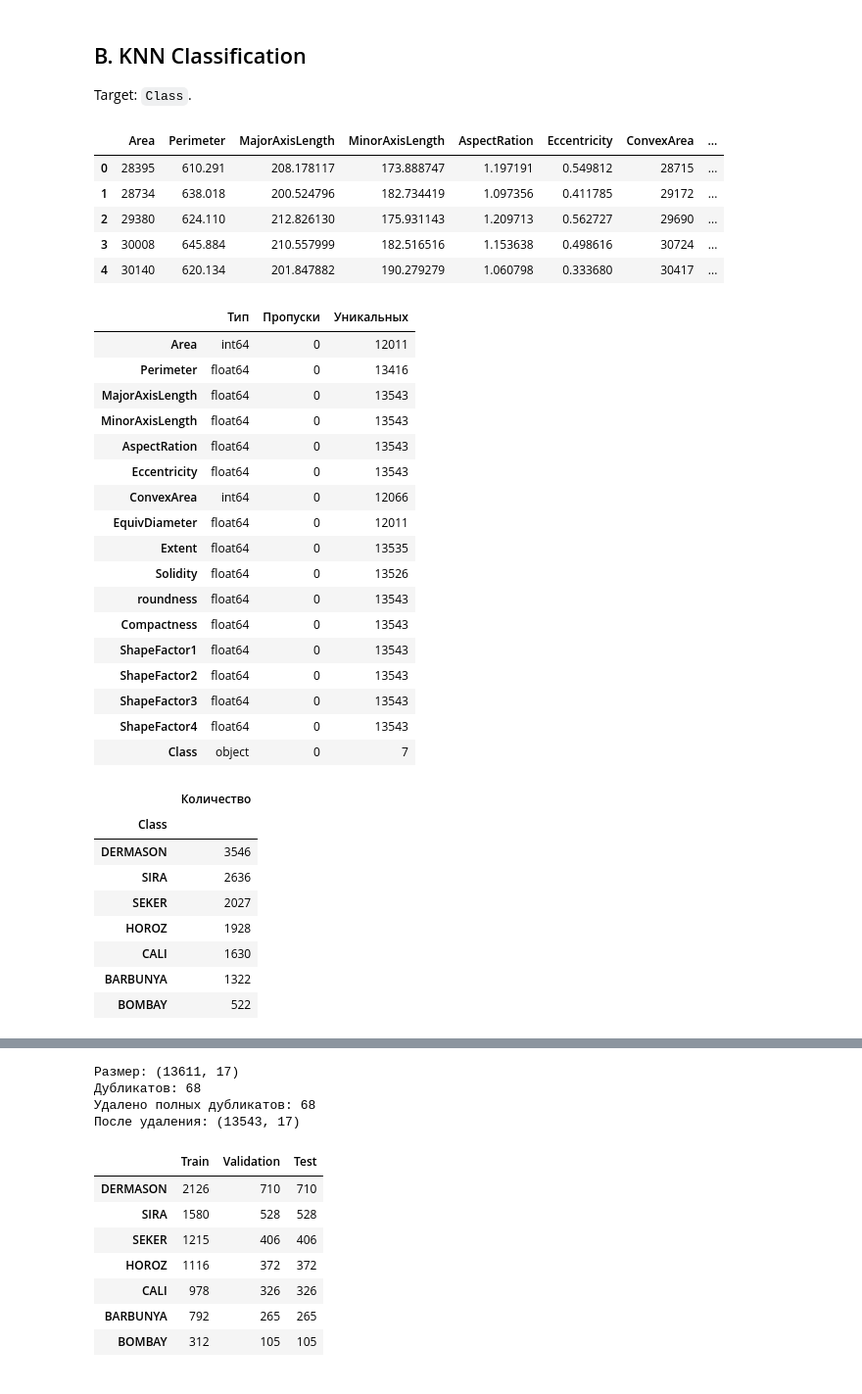
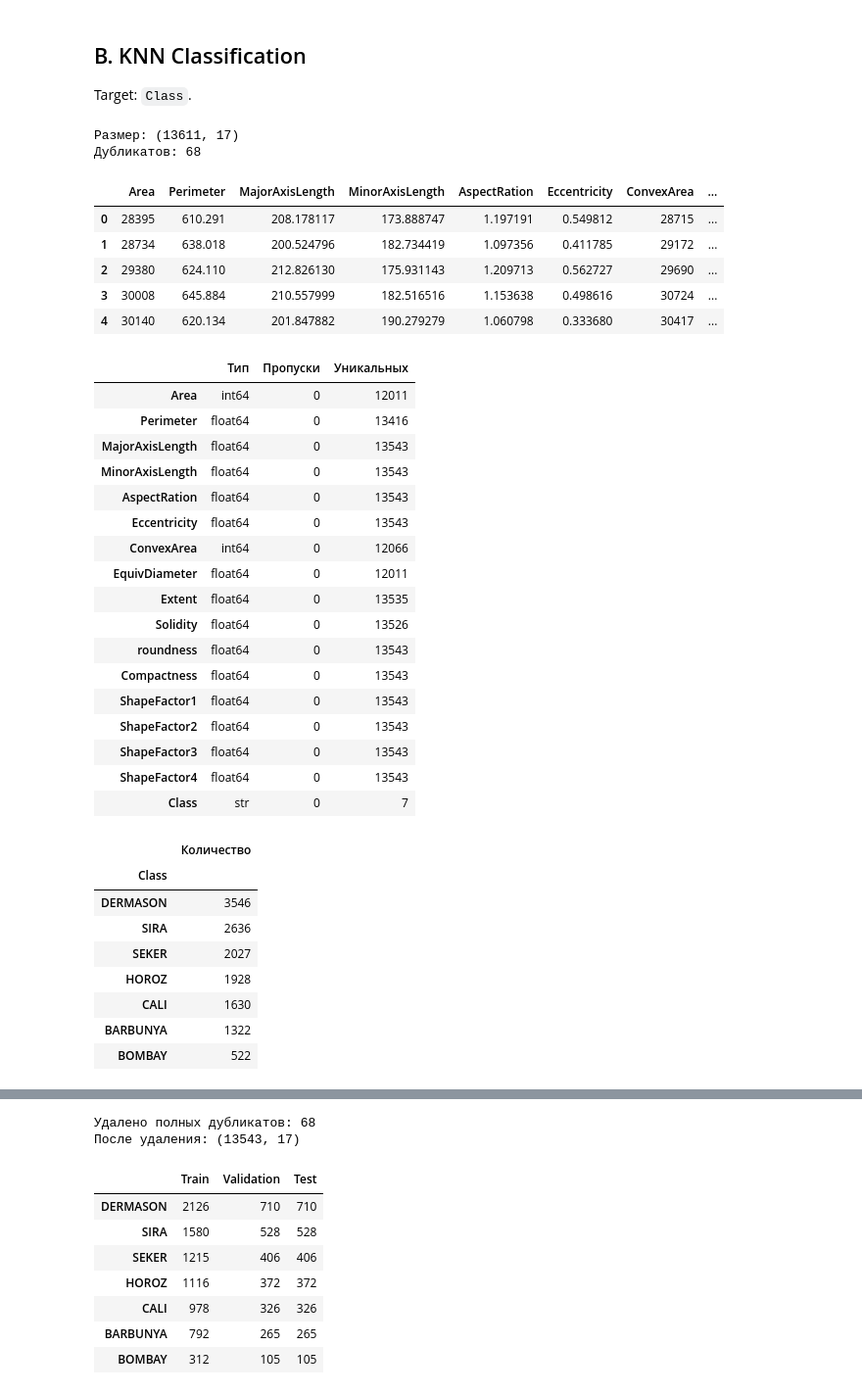
Before and after one commit to vodobryshkin/sai-labs, a Jupyter notebook: lab2.ipynb, the cells around one changed output, grey strips where cells are left out. Shown at 98% size. Saved outputs shown, nothing was run; the diff lists cells and outputs as text; code cells hidden in the pictures.

```diff
--- a/lab2.ipynb
+++ b/lab2.ipynb
@@ -805,39 +827,41 @@ print(f"Вывод: по validation выбран {logistic_winner}. "
 ## B. KNN Classification
 Target: `Class`.
 # %%
-bean_data = pd.read_excel(bean_path)
+bean_data = pd.read_excel(bean_path, engine="openpyxl")
 describe_data(bean_data, "Class")
 display(bean_data.drop(columns="Class").describe().round(3))
 
 bean_duplicate_count = bean_data.duplicated().sum()
 bean_data = bean_data.drop_duplicates().reset_index(drop=True)
 print("Удалено полных дубликатов:", bean_duplicate_count)
 print("После удаления:", bean_data.shape)
 # %% [output]
+Размер: (13611, 17)
+Дубликатов: 68
 |  | Area | Perimeter | MajorAxisLength | MinorAxisLength | AspectRation | Eccentricity | ConvexArea | ... |
 | 0 | 28395 | 610.291 | 208.178117 | 173.888747 | 1.197191 | 0.549812 | 28715 | ... |
 | 1 | 28734 | 638.018 | 200.524796 | 182.734419 | 1.097356 | 0.411785 | 29172 | ... |
 | 2 | 29380 | 624.110 | 212.826130 | 175.931143 | 1.209713 | 0.562727 | 29690 | ... |
 | 3 | 30008 | 645.884 | 210.557999 | 182.516516 | 1.153638 | 0.498616 | 30724 | ... |
 | 4 | 30140 | 620.134 | 201.847882 | 190.279279 | 1.060798 | 0.333680 | 30417 | ... |
 |  | Тип | Пропуски | Уникальных |
 | Area | int64 | 0 | 12011 |
 | Perimeter | float64 | 0 | 13416 |
 | MajorAxisLength | float64 | 0 | 13543 |
 | MinorAxisLength | float64 | 0 | 13543 |
 | AspectRation | float64 | 0 | 13543 |
 | Eccentricity | float64 | 0 | 13543 |
 | ConvexArea | int64 | 0 | 12066 |
 | EquivDiameter | float64 | 0 | 12011 |
 | Extent | float64 | 0 | 13535 |
 | Solidity | float64 | 0 | 13526 |
 | roundness | float64 | 0 | 13543 |
 | Compactness | float64 | 0 | 13543 |
 | ShapeFactor1 | float64 | 0 | 13543 |
 | ShapeFactor2 | float64 | 0 | 13543 |
 | ShapeFactor3 | float64 | 0 | 13543 |
 | ShapeFactor4 | float64 | 0 | 13543 |
-| Class | object | 0 | 7 |
+| Class | str | 0 | 7 |
 |  | Количество |
 | Class |  |
 | DERMASON | 3546 |
@@ -856,10 +880,8 @@ print("После удаления:", bean_data.shape)
 | 50% | 44652.000 | 794.941 | 296.883 | 192.432 | 1.551 | 0.764 | 45178.000 | ... |
 | 75% | 61332.000 | 977.213 | 376.495 | 217.032 | 1.707 | 0.810 | 62294.000 | ... |
 | max | 254616.000 | 1985.370 | 738.860 | 460.198 | 2.430 | 0.911 | 263261.000 | ... |
-Размер: (13611, 17)
-Дубликатов: 68
-Удалено полных дубликатов: 68
-После удаления: (13543, 17)
+Удалено полных дубликатов: 68
+После удаления: (13543, 17)
 # %%
 bean_features = bean_data.drop(columns="Class")
 bean_targets = bean_data["Class"].to_numpy()
```
Also changed, not shown: parts of 13 cells of this notebook.
